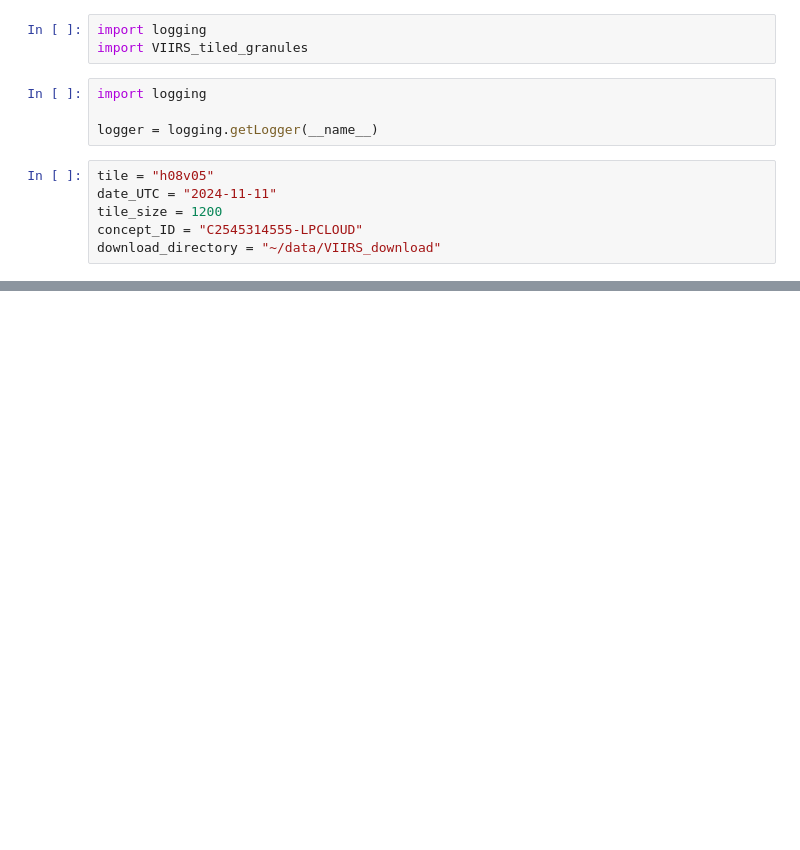
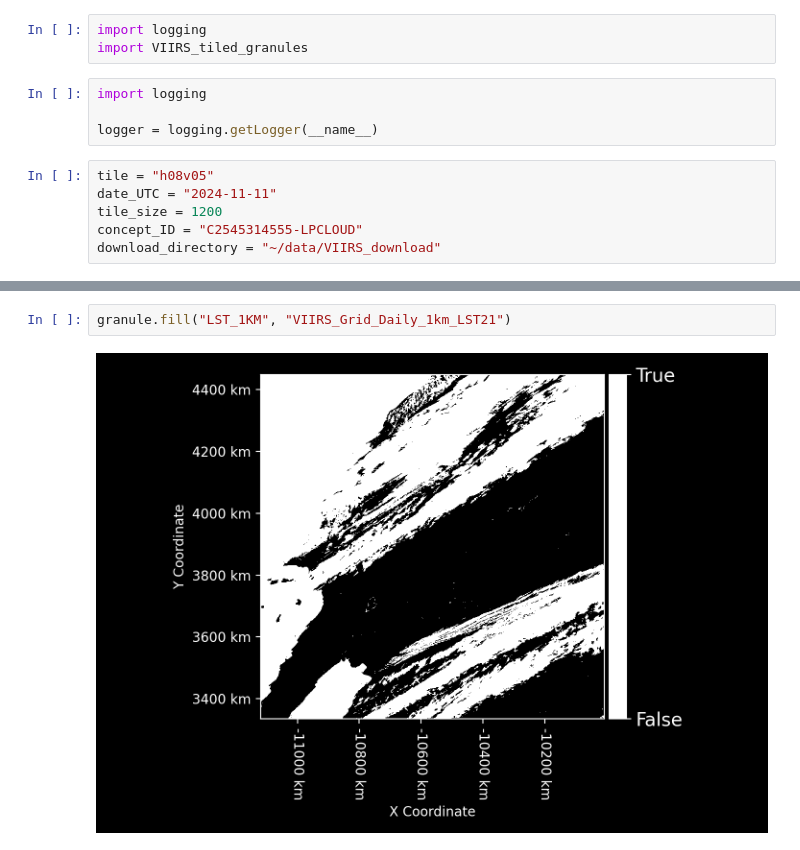
Before and after one commit to gregory-halverson-jpl/VIIRS-Tiled-Granules, a Jupyter notebook: Search and Download.ipynb, the cells around one changed output, grey strips where cells are left out. Drawn from its saved outputs; the diff is of its cells as text; blank space fills up the shorter version.

```diff
--- a/Search and Download.ipynb
+++ b/Search and Download.ipynb
@@ -41,0 +62,4 @@ granule
+# %%
+granule.fill("LST_1KM", "VIIRS_Grid_Daily_1km_LST21")
+# %% [output]
+[figure, added]
```
Also changed, not shown: parts of 5 cells of this notebook, 2 other files.
